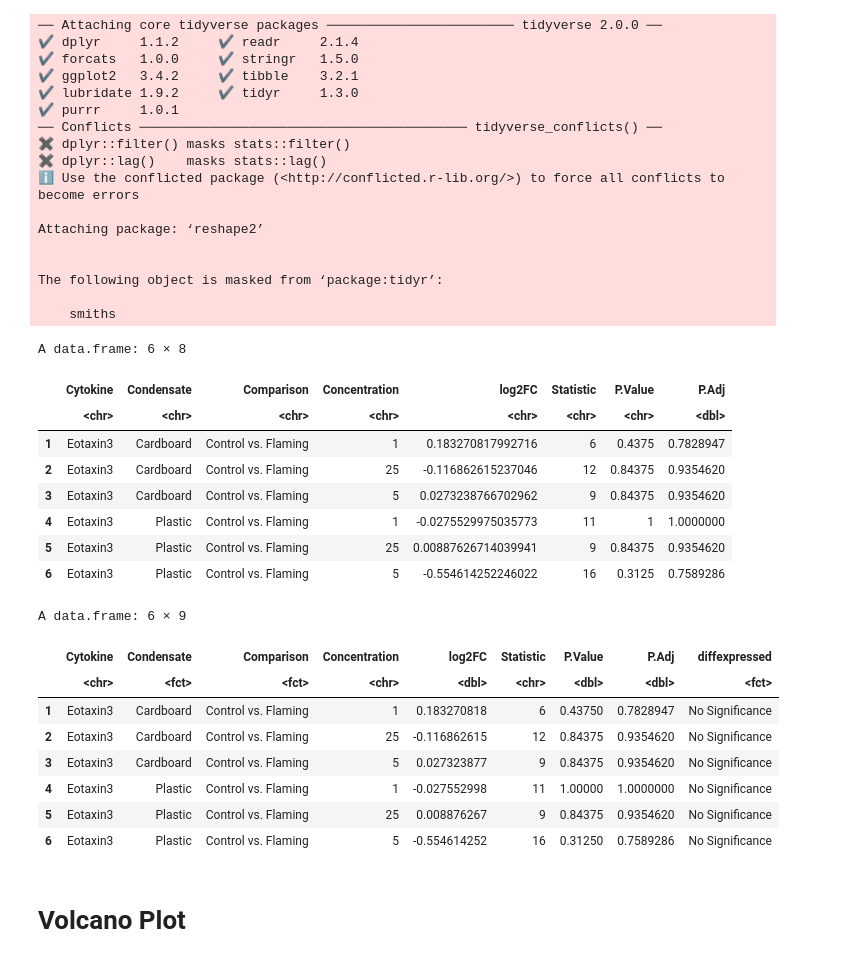
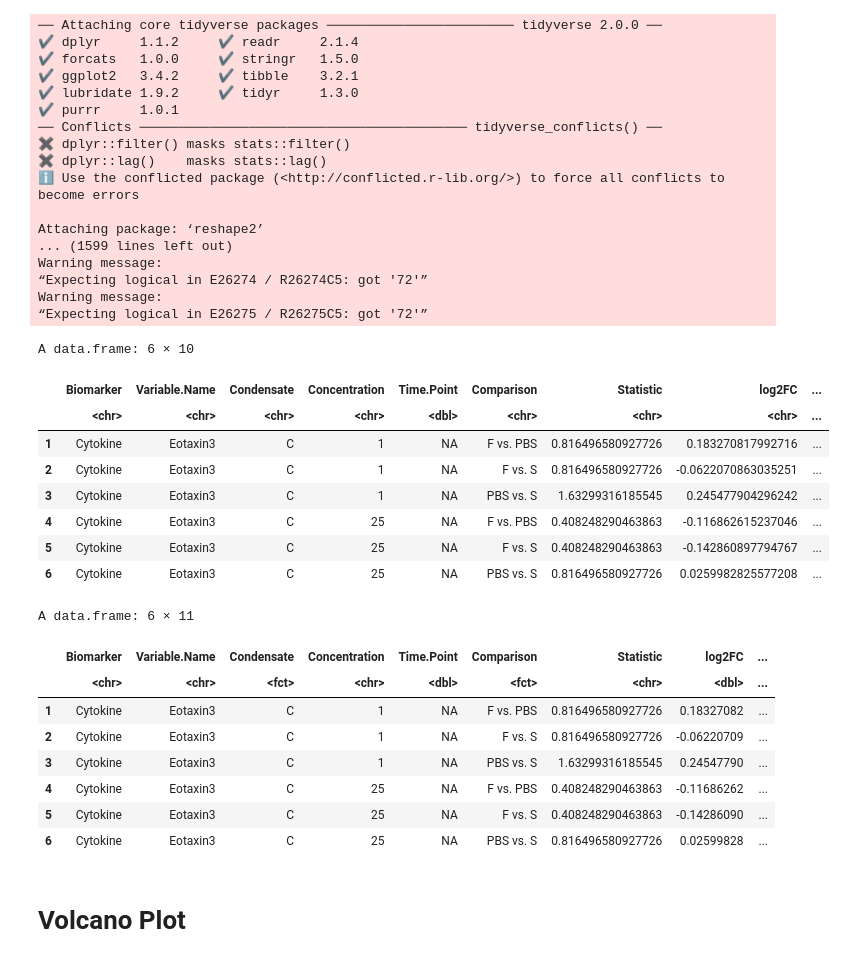
Before and after one commit to UNC-CEMALB/Burn-pit-smoke-condensate-mediated-toxicity-in-human-airway-epithelial-cells-, a Jupyter notebook: 4. Statistical Visualization/Volcano Plot.ipynb, the cells around one changed output. Cells and saved outputs as stored; diff of their text form; code cells hidden in the pictures.

```diff
--- a/4. Statistical Visualization/Volcano Plot.ipynb
+++ b/4. Statistical Visualization/Volcano Plot.ipynb
@@ -1,7 +1,7 @@
 # %%
-setwd("/Users/alexis/Library/CloudStorage/OneDrive-UniversityofNorthCarolinaatChapelHill/CEMALB_DataAnalysisPM/Projects/P1011. Emission Mixtures/P1011.3. Analyses/P1011.3.4. Volcano Plot")
-Output = ('/Users/alexis/Library/CloudStorage/OneDrive-UniversityofNorthCarolinaatChapelHill/CEMALB_DataAnalysisPM/Projects/P1011. Emission Mixtures/P1011.3. Analyses/P1011.3.4. Volcano Plot/Output')
-cur_date = "052323"
+setwd("/Users/alexis/Library/CloudStorage/OneDrive-UniversityofNorthCarolinaatChapelHill/CEMALB_DataAnalysisPM/Projects/P1011. Emission Mixtures/P1011.3. Analyses/P1011.3.5. Volcano Plot")
+Output = ('/Users/alexis/Library/CloudStorage/OneDrive-UniversityofNorthCarolinaatChapelHill/CEMALB_DataAnalysisPM/Projects/P1011. Emission Mixtures/P1011.3. Analyses/P1011.3.5. Volcano Plot/Output')
+cur_date = "070823"
 
 library(readxl)
 library(tidyverse)
@@ -10,7 +10,8 @@ library(ggrepel)
 library(MetBrewer)
 
 # reading in file
-cytokine_df = data.frame(read_excel("Input/Cytokine_Wilcoxon_Results_052323.xlsx"))
+nemenyis_df = data.frame(read_excel("Input/Nemenyis_PostHoc_Biomarker_Results_062923.xlsx"))
+nemenyis_df$Time.Point = as.numeric(nemenyis_df$Time.Point)
 # %% [output]
 ── Attaching core tidyverse packages ──────────────────────── tidyverse 2.0.0 ──
 ✔ dplyr     1.1.2     ✔ readr     2.1.4
@@ -24,57 +25,57 @@ cytokine_df = data.frame(read_excel("Input/Cytokine_Wilcoxon_Results_052323.xlsx
 ℹ Use the conflicted package (<http://conflicted.r-lib.org/>) to force all conflicts to become errors
 
 Attaching package: ‘reshape2’
-
-
-The following object is masked from ‘package:tidyr’:
-
-    smiths
+... (1599 lines left out)
+Warning message:
+“Expecting logical in E26274 / R26274C5: got '72'”
+Warning message:
+“Expecting logical in E26275 / R26275C5: got '72'”
 # %%
-head(cytokine_df)
+head(nemenyis_df)
 # %% [output]
-A data.frame: 6 × 8
+A data.frame: 6 × 10
-|  | Cytokine | Condensate | Comparison | Concentration | log2FC | Statistic | P.Value | P.Adj |
-|  | <chr> | <chr> | <chr> | <chr> | <chr> | <chr> | <chr> | <dbl> |
-| 1 | Eotaxin3 | Cardboard | Control vs. Flaming | 1 | 0.183270817992716 | 6 | 0.4375 | 0.7828947 |
-| 2 | Eotaxin3 | Cardboard | Control vs. Flaming | 25 | -0.116862615237046 | 12 | 0.84375 | 0.9354620 |
-| 3 | Eotaxin3 | Cardboard | Control vs. Flaming | 5 | 0.0273238766702962 | 9 | 0.84375 | 0.9354620 |
-| 4 | Eotaxin3 | Plastic | Control vs. Flaming | 1 | -0.0275529975035773 | 11 | 1 | 1.0000000 |
-| 5 | Eotaxin3 | Plastic | Control vs. Flaming | 25 | 0.00887626714039941 | 9 | 0.84375 | 0.9354620 |
-| 6 | Eotaxin3 | Plastic | Control vs. Flaming | 5 | -0.554614252246022 | 16 | 0.3125 | 0.7589286 |
+|  | Biomarker | Variable.Name | Condensate | Concentration | Time.Point | Comparison | Statistic | log2FC | ... |
+|  | <chr> | <chr> | <chr> | <chr> | <dbl> | <chr> | <chr> | <chr> | ... |
+| 1 | Cytokine | Eotaxin3 | C | 1 | NA | F vs. PBS | 0.816496580927726 | 0.183270817992716 | ... |
+| 2 | Cytokine | Eotaxin3 | C | 1 | NA | F vs. S | 0.816496580927726 | -0.0622070863035251 | ... |
+| 3 | Cytokine | Eotaxin3 | C | 1 | NA | PBS vs. S | 1.63299316185545 | 0.245477904296242 | ... |
+| 4 | Cytokine | Eotaxin3 | C | 25 | NA | F vs. PBS | 0.408248290463863 | -0.116862615237046 | ... |
+| 5 | Cytokine | Eotaxin3 | C | 25 | NA | F vs. S | 0.408248290463863 | -0.142860897794767 | ... |
+| 6 | Cytokine | Eotaxin3 | C | 25 | NA | PBS vs. S | 0.816496580927726 | 0.0259982825577208 | ... |
 # %%
-# adding a col to denote whether a cytokine had a significant p adjust value, log FC, or both
-cytokine_df$log2FC = as.numeric(cytokine_df$log2FC)
-cytokine_df$P.Value = as.numeric(cytokine_df$P.Value)
+# adding a col to denote whether a nemenyis had a significant p adjust value, log FC, or both
+nemenyis_df$log2FC = as.numeric(nemenyis_df$log2FC)
+nemenyis_df$P.Adj = as.numeric(nemenyis_df$P.Adj)
 
 # add a column of NAs
-cytokine_df$diffexpressed <- "No Significance"
+nemenyis_df$diffexpressed <- "No Significance"
 
 # if p adjust is significant only
-cytokine_df$diffexpressed[cytokine_df$P.Value < 0.05] <- "P Adjust Only"
+nemenyis_df$diffexpressed[nemenyis_df$P.Adj < 0.2] <- "P Adjust Only"
 
-# if log2FC > log2(1.3) and P.Value < 0.05, set as "UP"
-cytokine_df$diffexpressed[abs(cytokine_df$log2FC) > abs(log2(1.3)) & cytokine_df$P.Value < 0.05] <- "P Adjust and log2 Fold Change"
+# if log2FC > log2(1.3) and P.Adj < 0.2, set as "UP"
+nemenyis_df$diffexpressed[abs(nemenyis_df$log2FC) > abs(log2(1.3)) & nemenyis_df$P.Adj < 0.2] <- "P Adjust and log2 Fold Change"
 
 # making into a factor
-cytokine_df$diffexpressed = factor(cytokine_df$diffexpressed, levels = c("No Significance", "P Adjust Only",
+nemenyis_df$diffexpressed = factor(nemenyis_df$diffexpressed, levels = c("No Significance", "P Adjust Only",
                                                                        "P Adjust and log2 Fold Change"))
 
 # putting cols into a factor
-cytokine_df$Condensate = factor(cytokine_df$Condensate)
-cytokine_df$Comparison = factor(cytokine_df$Comparison)
+nemenyis_df$Condensate = factor(nemenyis_df$Condensate)
+nemenyis_df$Comparison = factor(nemenyis_df$Comparison)
 
 # viewing df
-head(cytokine_df)
+head(nemenyis_df)
 # %% [output]
-A data.frame: 6 × 9
+A data.frame: 6 × 11
-|  | Cytokine | Condensate | Comparison | Concentration | log2FC | Statistic | P.Value | P.Adj | diffexpressed |
-|  | <chr> | <fct> | <fct> | <chr> | <dbl> | <chr> | <dbl> | <dbl> | <fct> |
-| 1 | Eotaxin3 | Cardboard | Control vs. Flaming | 1 | 0.183270818 | 6 | 0.43750 | 0.7828947 | No Significance |
-| 2 | Eotaxin3 | Cardboard | Control vs. Flaming | 25 | -0.116862615 | 12 | 0.84375 | 0.9354620 | No Significance |
-| 3 | Eotaxin3 | Cardboard | Control vs. Flaming | 5 | 0.027323877 | 9 | 0.84375 | 0.9354620 | No Significance |
-| 4 | Eotaxin3 | Plastic | Control vs. Flaming | 1 | -0.027552998 | 11 | 1.00000 | 1.0000000 | No Significance |
-| 5 | Eotaxin3 | Plastic | Control vs. Flaming | 25 | 0.008876267 | 9 | 0.84375 | 0.9354620 | No Significance |
-| 6 | Eotaxin3 | Plastic | Control vs. Flaming | 5 | -0.554614252 | 16 | 0.31250 | 0.7589286 | No Significance |
+|  | Biomarker | Variable.Name | Condensate | Concentration | Time.Point | Comparison | Statistic | log2FC | ... |
+|  | <chr> | <chr> | <fct> | <chr> | <dbl> | <fct> | <chr> | <dbl> | ... |
+| 1 | Cytokine | Eotaxin3 | C | 1 | NA | F vs. PBS | 0.816496580927726 | 0.18327082 | ... |
+| 2 | Cytokine | Eotaxin3 | C | 1 | NA | F vs. S | 0.816496580927726 | -0.06220709 | ... |
+| 3 | Cytokine | Eotaxin3 | C | 1 | NA | PBS vs. S | 1.63299316185545 | 0.24547790 | ... |
+| 4 | Cytokine | Eotaxin3 | C | 25 | NA | F vs. PBS | 0.408248290463863 | -0.11686262 | ... |
+| 5 | Cytokine | Eotaxin3 | C | 25 | NA | F vs. S | 0.408248290463863 | -0.14286090 | ... |
+| 6 | Cytokine | Eotaxin3 | C | 25 | NA | PBS vs. S | 0.816496580927726 | 0.02599828 | ... |
 # %% [markdown]
 # Volcano Plot
 # %%
```
Also changed, not shown: parts of 1 cell of this notebook.
